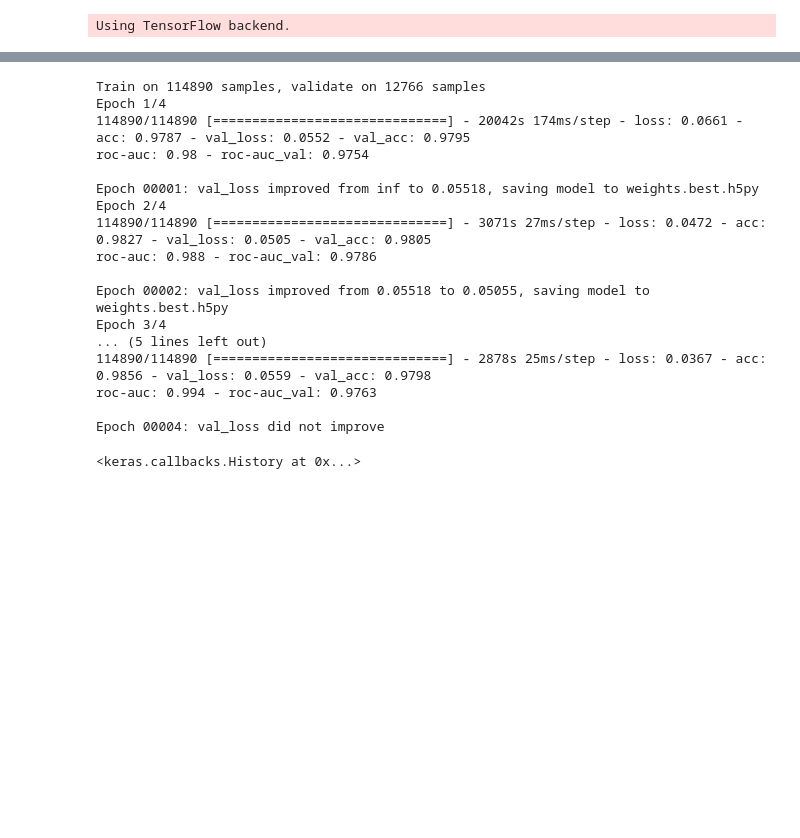
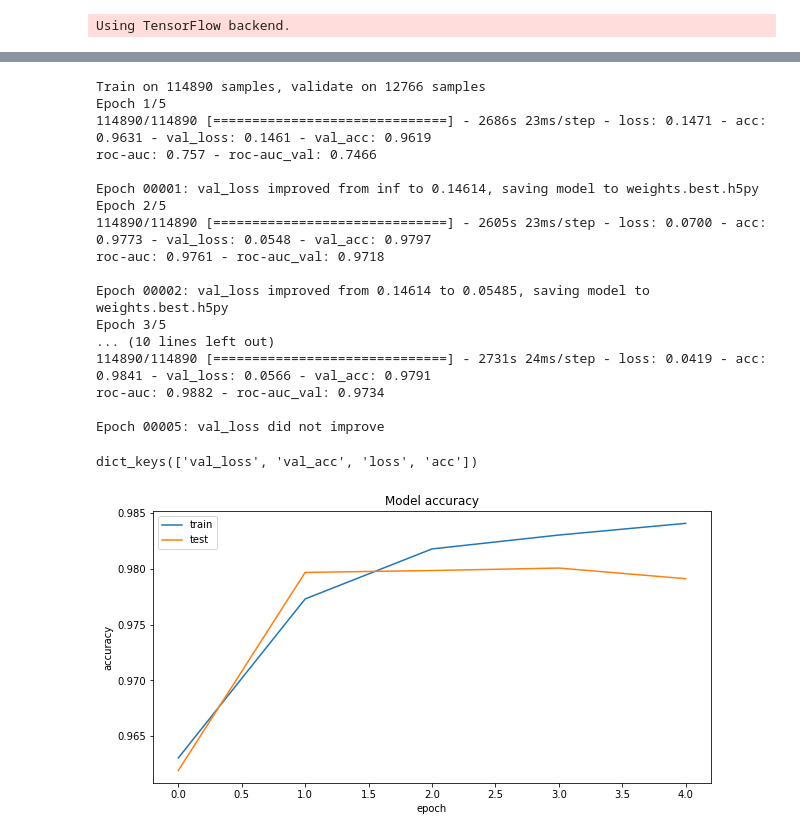
Before and after one commit to SLilit/Toxic_Comment_Classification, a Jupyter notebook: toxic_comment_classification.ipynb, the cells around one changed output, grey strips where cells are left out. Drawn from its saved outputs; the diff is of its cells as text; code cells hidden in the pictures; blank space fills up the shorter version.

```diff
--- a/toxic_comment_classification.ipynb
+++ b/toxic_comment_classification.ipynb
@@ -85,6 +134,6 @@ plt.show()
 # %%
 # turn senteces to the same lenght(maxlen)
-comments_length = 180 # max length for each comment
+comments_length = 150 # max length for each comment
 pad_comments_train = pad_sequences(tokenized_comments_train, maxlen=comments_length )
 pad_comments_test = pad_sequences(tokenized_comments_test, maxlen=comments_length)
 pad_kaggle_train = pad_sequences(tokenized_kaggle_train, maxlen=comments_length)
@@ -135,7 +187,7 @@ from sklearn.metrics import roc_auc_score
 from keras.callbacks import Callback
 
 # function to callback ROC AUC score after each epoch
-class roc_callback(Callback):
+class roc_auc_callback(Callback):
     def __init__(self,training_data,validation_data):
         self.x = training_data[0]
         self.y = training_data[1]
@@ -181,24 +233,39 @@ x_train = pad_comments_train[:114890]
 y_train = labels_train[:114890]
 
 #fit the data
-model.fit(x_train,y_train, validation_data=(x_val, y_val), epochs=4, batch_size=25, verbose=1,\
-          callbacks=[roc_callback(training_data=(x_train,y_train),validation_data=(x_val, y_val)), checkpointer])
+history = model.fit(x_train,y_train, validation_data=(x_val, y_val), epochs=5, batch_size=30, verbose=1,\
+          callbacks=[roc_auc_callback(training_data=(x_train,y_train),validation_data=(x_val, y_val)), checkpointer])
 # %% [output]
 Train on 114890 samples, validate on 12766 samples
-Epoch 1/4
-114890/114890 [==============================] - 20042s 174ms/step - loss: 0.0661 - acc: 0.9787 - val_loss: 0.0552 - val_acc: 0.9795
-roc-auc: 0.98 - roc-auc_val: 0.9754
+Epoch 1/5
+114890/114890 [==============================] - 2686s 23ms/step - loss: 0.1471 - acc: 0.9631 - val_loss: 0.1461 - val_acc: 0.9619
+roc-auc: 0.757 - roc-auc_val: 0.7466
 
-Epoch 00001: val_loss improved from inf to 0.05518, saving model to weights.best.h5py
-Epoch 2/4
-114890/114890 [==============================] - 3071s 27ms/step - loss: 0.0472 - acc: 0.9827 - val_loss: 0.0505 - val_acc: 0.9805
-roc-auc: 0.988 - roc-auc_val: 0.9786
+Epoch 00001: val_loss improved from inf to 0.14614, saving model to weights.best.h5py
+Epoch 2/5
+114890/114890 [==============================] - 2605s 23ms/step - loss: 0.0700 - acc: 0.9773 - val_loss: 0.0548 - val_acc: 0.9797
+roc-auc: 0.9761 - roc-auc_val: 0.9718
 
-Epoch 00002: val_loss improved from 0.05518 to 0.05055, saving model to weights.best.h5py
-Epoch 3/4
-... (5 lines left out)
-114890/114890 [==============================] - 2878s 25ms/step - loss: 0.0367 - acc: 0.9856 - val_loss: 0.0559 - val_acc: 0.9798
-roc-auc: 0.994 - roc-auc_val: 0.9763
+Epoch 00002: val_loss improved from 0.14614 to 0.05485, saving model to weights.best.h5py
+Epoch 3/5
+... (10 lines left out)
+114890/114890 [==============================] - 2731s 24ms/step - loss: 0.0419 - acc: 0.9841 - val_loss: 0.0566 - val_acc: 0.9791
+roc-auc: 0.9882 - roc-auc_val: 0.9734
 
-Epoch 00004: val_loss did not improve
+Epoch 00005: val_loss did not improve
-<keras.callbacks.History at 0x...>
+# %%
+#list all data in history
+history.history.keys()
+# %% [output]
+dict_keys(['val_loss', 'val_acc', 'loss', 'acc'])
+# %%
+#summarise history for accuracy
+plt.plot(history.history['acc'])
+plt.plot(history.history['val_acc'])
+plt.title('Model accuracy')
+plt.xlabel('epoch')
+plt.ylabel('accuracy')
+plt.legend(['train','test'], loc='upper left')
+plt.show()
+# %% [output]
+[figure, added]
```
Also changed, not shown: parts of 16 cells of this notebook.
